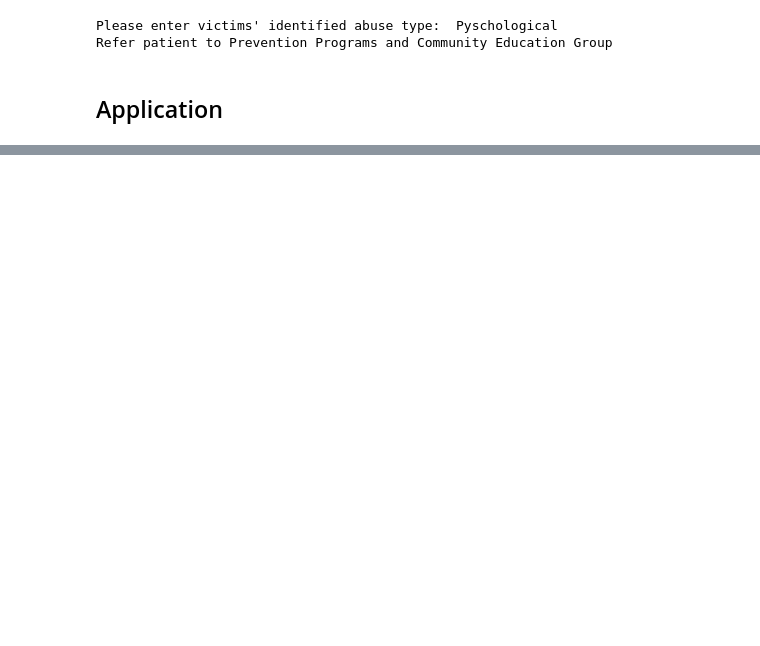
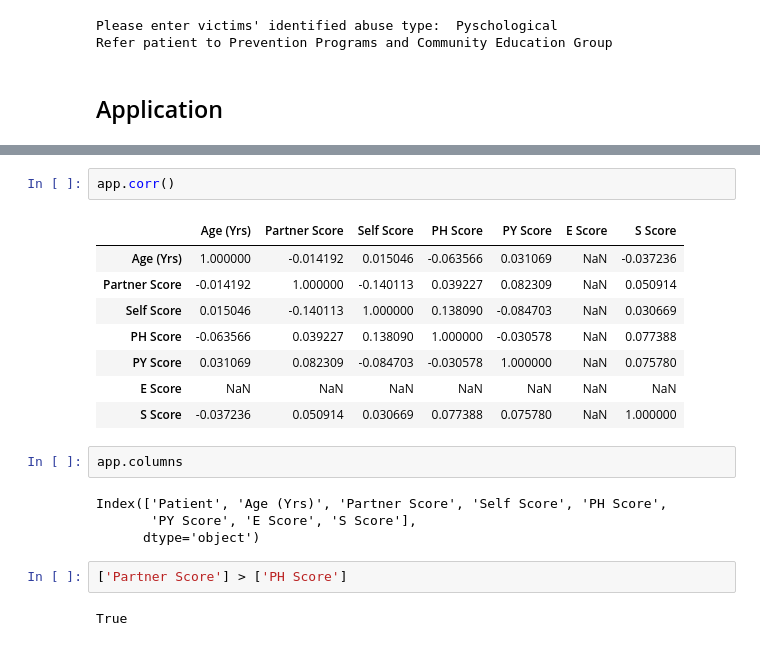
Before and after one commit to ClarkeDee/Capstone, a Jupyter notebook: BA590Proposal.ipynb, the cells around one changed output, grey strips where cells are left out. Drawn from its saved outputs; the diff is of its cells as text; blank space fills up the shorter version.

```diff
--- a/BA590Proposal.ipynb
+++ b/BA590Proposal.ipynb
@@ -293,0 +344,21 @@ Refer patient to Prevention Programs and Community Education Group
+# %%
+app.corr()
+# %% [output]
+|  | Age (Yrs) | Partner Score | Self Score | PH Score | PY Score | E Score | S Score |
+| Age (Yrs) | 1.000000 | -0.014192 | 0.015046 | -0.063566 | 0.031069 | NaN | -0.037236 |
+| Partner Score | -0.014192 | 1.000000 | -0.140113 | 0.039227 | 0.082309 | NaN | 0.050914 |
+| Self Score | 0.015046 | -0.140113 | 1.000000 | 0.138090 | -0.084703 | NaN | 0.030669 |
+| PH Score | -0.063566 | 0.039227 | 0.138090 | 1.000000 | -0.030578 | NaN | 0.077388 |
+| PY Score | 0.031069 | 0.082309 | -0.084703 | -0.030578 | 1.000000 | NaN | 0.075780 |
+| E Score | NaN | NaN | NaN | NaN | NaN | NaN | NaN |
+| S Score | -0.037236 | 0.050914 | 0.030669 | 0.077388 | 0.075780 | NaN | 1.000000 |
+# %%
+app.columns
+# %% [output]
+Index(['Patient', 'Age (Yrs)', 'Partner Score', 'Self Score', 'PH Score',
+       'PY Score', 'E Score', 'S Score'],
+      dtype='object')
+# %%
+['Partner Score'] > ['PH Score']
+# %% [output]
+True
```
Also changed, not shown: parts of 18 cells of this notebook, 3 other files.
